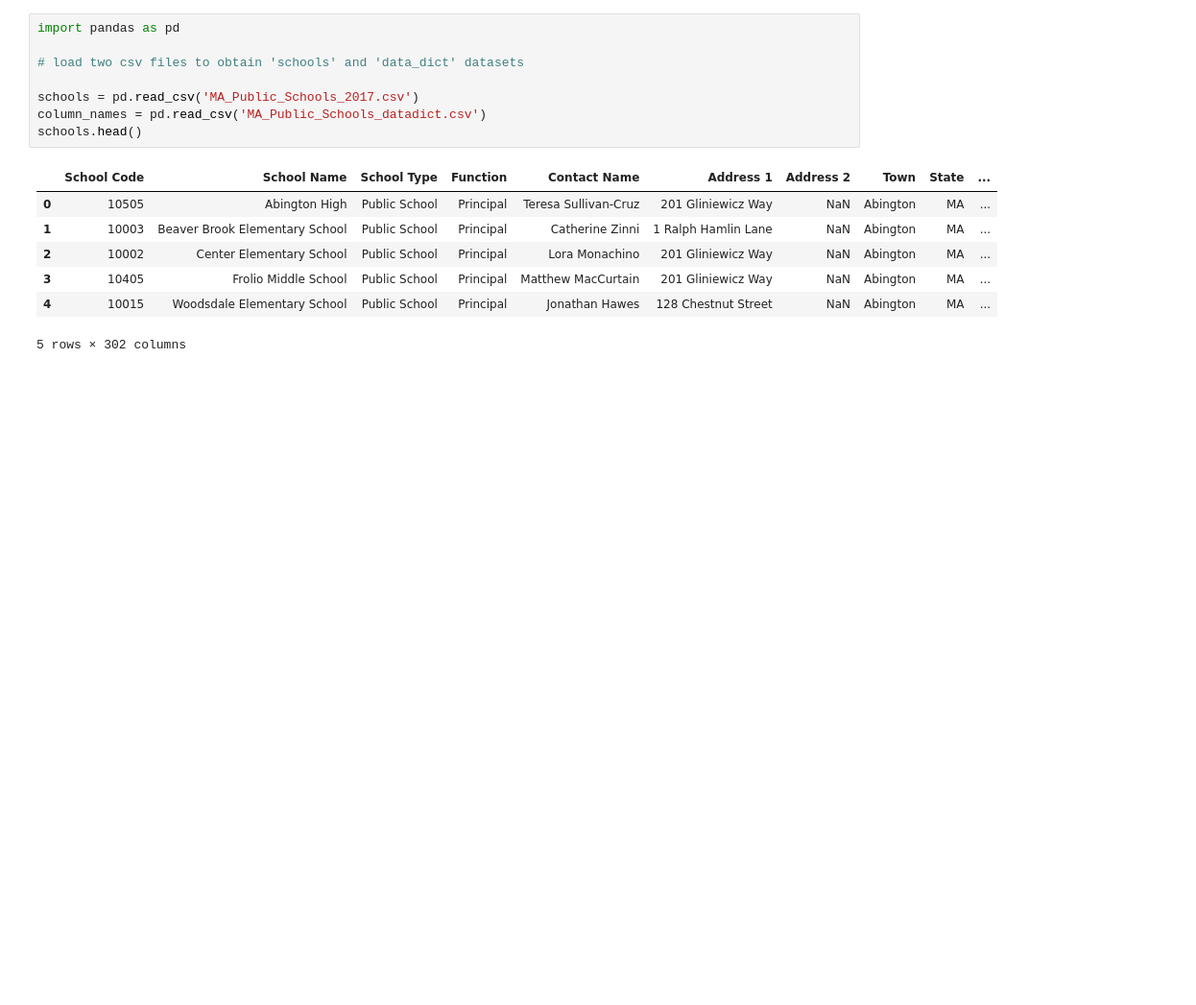
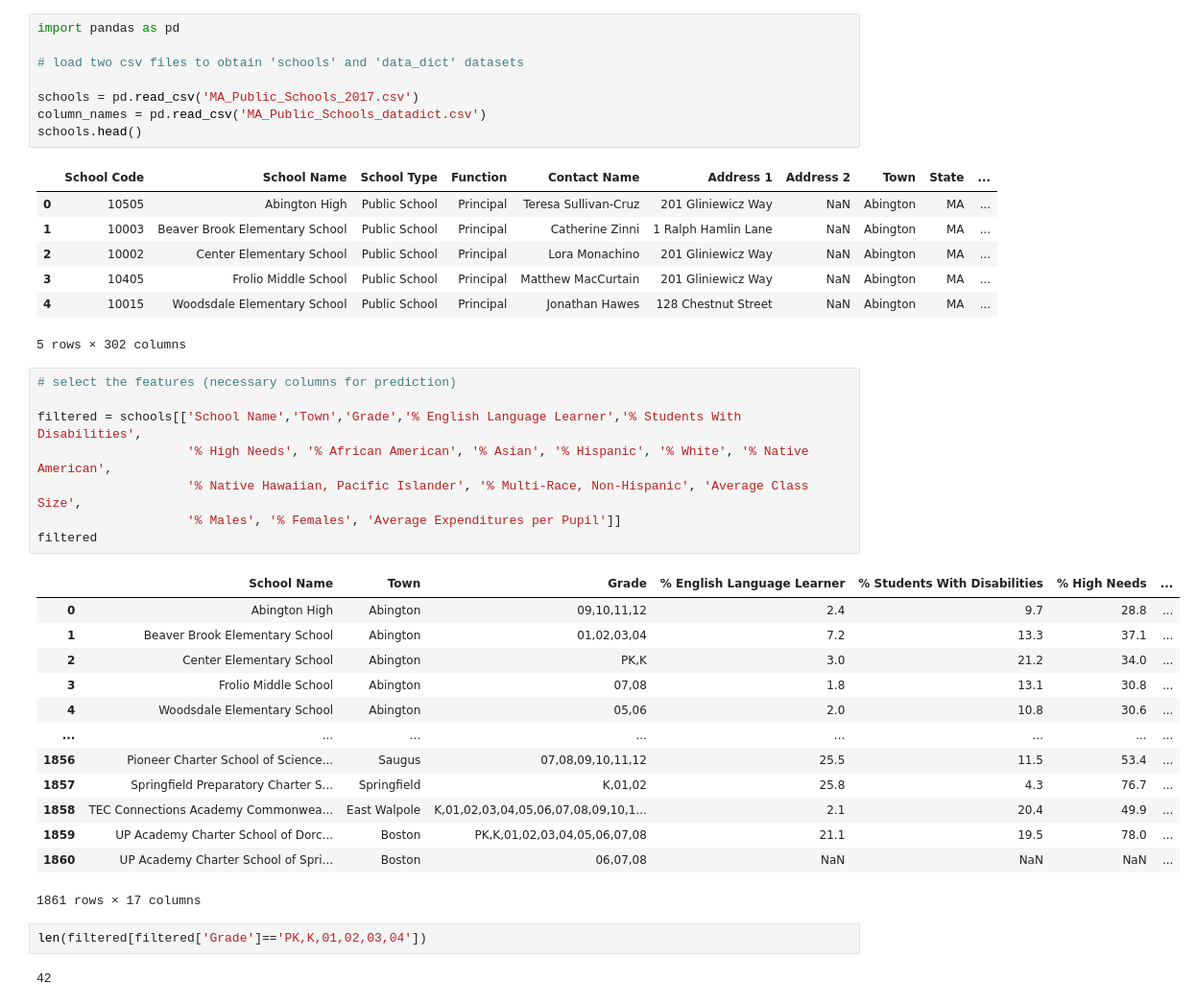
Before and after one commit to rassul3003/capstone_project, a Jupyter notebook: data_collection.ipynb, the cells around one changed output. Shown at 96% size. Cells and saved outputs as stored; diff of their text form; blank space fills up the shorter version.

```diff
--- a/data_collection.ipynb
+++ b/data_collection.ipynb
@@ -14,3 +14,29 @@ schools.head()
 | 3 | 10405 | Frolio Middle School | Public School | Principal | Matthew MacCurtain | 201 Gliniewicz Way | NaN | Abington | MA | ... |
 | 4 | 10015 | Woodsdale Elementary School | Public School | Principal | Jonathan Hawes | 128 Chestnut Street | NaN | Abington | MA | ... |
 5 rows × 302 columns
+# %%
+# select the features (necessary columns for prediction)
+
+filtered = schools[['School Name','Town','Grade','% English Language Learner','% Students With Disabilities',
+                    '% High Needs', '% African American', '% Asian', '% Hispanic', '% White', '% Native American',
+                    '% Native Hawaiian, Pacific Islander', '% Multi-Race, Non-Hispanic', 'Average Class Size',
+                    '% Males', '% Females', 'Average Expenditures per Pupil']]
+filtered
+# %% [output]
+|  | School Name | Town | Grade | % English Language Learner | % Students With Disabilities | % High Needs | ... |
+| 0 | Abington High | Abington | 09,10,11,12 | 2.4 | 9.7 | 28.8 | ... |
+| 1 | Beaver Brook Elementary School | Abington | 01,02,03,04 | 7.2 | 13.3 | 37.1 | ... |
+| 2 | Center Elementary School | Abington | PK,K | 3.0 | 21.2 | 34.0 | ... |
+| 3 | Frolio Middle School | Abington | 07,08 | 1.8 | 13.1 | 30.8 | ... |
+| 4 | Woodsdale Elementary School | Abington | 05,06 | 2.0 | 10.8 | 30.6 | ... |
+| ... | ... | ... | ... | ... | ... | ... | ... |
+| 1856 | Pioneer Charter School of Science... | Saugus | 07,08,09,10,11,12 | 25.5 | 11.5 | 53.4 | ... |
+| 1857 | Springfield Preparatory Charter S... | Springfield | K,01,02 | 25.8 | 4.3 | 76.7 | ... |
+| 1858 | TEC Connections Academy Commonwea... | East Walpole | K,01,02,03,04,05,06,07,08,09,10,1... | 2.1 | 20.4 | 49.9 | ... |
+| 1859 | UP Academy Charter School of Dorc... | Boston | PK,K,01,02,03,04,05,06,07,08 | 21.1 | 19.5 | 78.0 | ... |
+| 1860 | UP Academy Charter School of Spri... | Boston | 06,07,08 | NaN | NaN | NaN | ... |
+1861 rows × 17 columns
+# %%
+len(filtered[filtered['Grade']=='PK,K,01,02,03,04'])
+# %% [output]
+42
```
Also changed, not shown: parts of 5 cells of this notebook.
